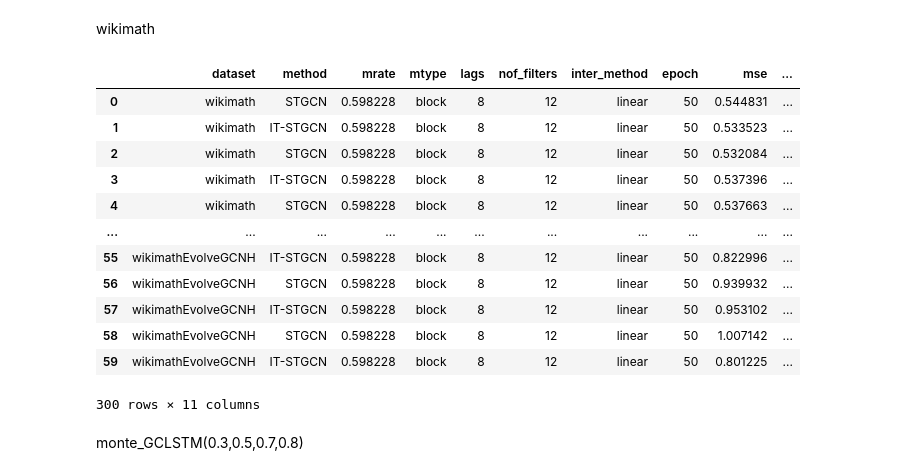
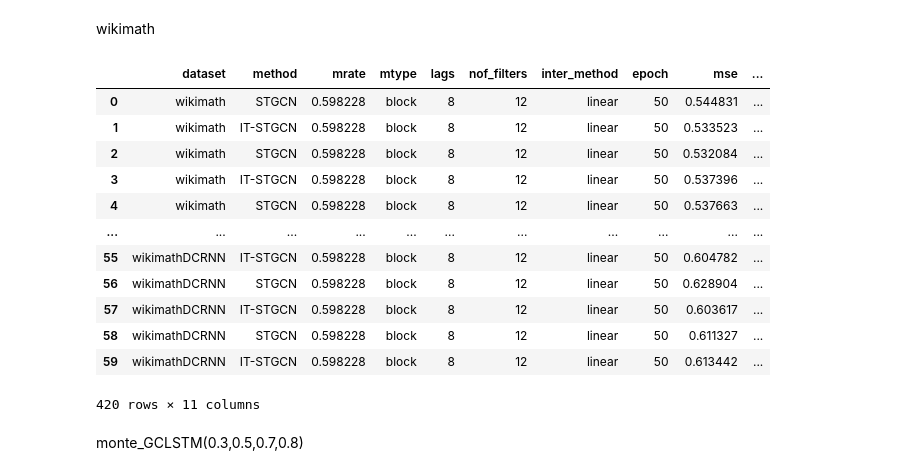
Before and after one commit to seoyeonc/ITTGNN_blog, a Jupyter notebook: posts/2_research/done.ipynb, the cells around one changed output. Saved outputs shown, nothing was run; the diff lists cells and outputs as text; code cells hidden in the pictures.

```diff
--- a/posts/2_research/done.ipynb
+++ b/posts/2_research/done.ipynb
@@ -26,28 +26,28 @@ wikimath
 # %%
 pd.concat([pd.read_csv('./simulation_results/2024-02-25_12-06-35.csv').assign(model='GConvGRU'),
           pd.read_csv('./simulation_results/2024-03-04_04-25-27.csv').assign(model='GConvLSTM'),
           pd.read_csv('./simulation_results/2024-03-04_21-32-09.csv').assign(model='GCLSTN'),
-          # pd.read_csv('./simulation_results/.csv').assign(model='LRGCN'),
+          pd.read_csv('./simulation_results/2024-03-05_06-22-00.csv').assign(model='LRGCN'),
           pd.read_csv('./simulation_results/2024-03-04_03-27-33.csv').assign(model='DyGrEncoder'),
           pd.read_csv('./simulation_results/2024-03-04_15-24-07.csv').assign(model='EvolveGCNH'),
           # pd.read_csv('./simulation_results/.csv').assign(model='EvolveGCNO'),
           # pd.read_csv('./simulation_results/.csv').assign(model='TGCN'),
-          # pd.read_csv('./simulation_results/.csv').assign(model='DCRNN'),
+          pd.read_csv('./simulation_results/2024-03-05_08-53-09.csv').assign(model='DCRNN'),
           ])
 # %% [output]
 |  | dataset | method | mrate | mtype | lags | nof_filters | inter_method | epoch | mse | ... |
 | 0 | wikimath | STGCN | 0.598228 | block | 8 | 12 | linear | 50 | 0.544831 | ... |
 | 1 | wikimath | IT-STGCN | 0.598228 | block | 8 | 12 | linear | 50 | 0.533523 | ... |
 | 2 | wikimath | STGCN | 0.598228 | block | 8 | 12 | linear | 50 | 0.532084 | ... |
 | 3 | wikimath | IT-STGCN | 0.598228 | block | 8 | 12 | linear | 50 | 0.537396 | ... |
 | 4 | wikimath | STGCN | 0.598228 | block | 8 | 12 | linear | 50 | 0.537663 | ... |
 | ... | ... | ... | ... | ... | ... | ... | ... | ... | ... | ... |
-| 55 | wikimathEvolveGCNH | IT-STGCN | 0.598228 | block | 8 | 12 | linear | 50 | 0.822996 | ... |
-| 56 | wikimathEvolveGCNH | STGCN | 0.598228 | block | 8 | 12 | linear | 50 | 0.939932 | ... |
-| 57 | wikimathEvolveGCNH | IT-STGCN | 0.598228 | block | 8 | 12 | linear | 50 | 0.953102 | ... |
-| 58 | wikimathEvolveGCNH | STGCN | 0.598228 | block | 8 | 12 | linear | 50 | 1.007142 | ... |
-| 59 | wikimathEvolveGCNH | IT-STGCN | 0.598228 | block | 8 | 12 | linear | 50 | 0.801225 | ... |
+| 55 | wikimathDCRNN | IT-STGCN | 0.598228 | block | 8 | 12 | linear | 50 | 0.604782 | ... |
+| 56 | wikimathDCRNN | STGCN | 0.598228 | block | 8 | 12 | linear | 50 | 0.628904 | ... |
+| 57 | wikimathDCRNN | IT-STGCN | 0.598228 | block | 8 | 12 | linear | 50 | 0.603617 | ... |
+| 58 | wikimathDCRNN | STGCN | 0.598228 | block | 8 | 12 | linear | 50 | 0.611327 | ... |
+| 59 | wikimathDCRNN | IT-STGCN | 0.598228 | block | 8 | 12 | linear | 50 | 0.613442 | ... |
-300 rows × 11 columns
+420 rows × 11 columns
 # %% [markdown]
 monte_GCLSTM(0.3,0.5,0.7,0.8)
 # %%
```
Also changed, not shown: parts of 14 cells of this notebook, 18 other files.
